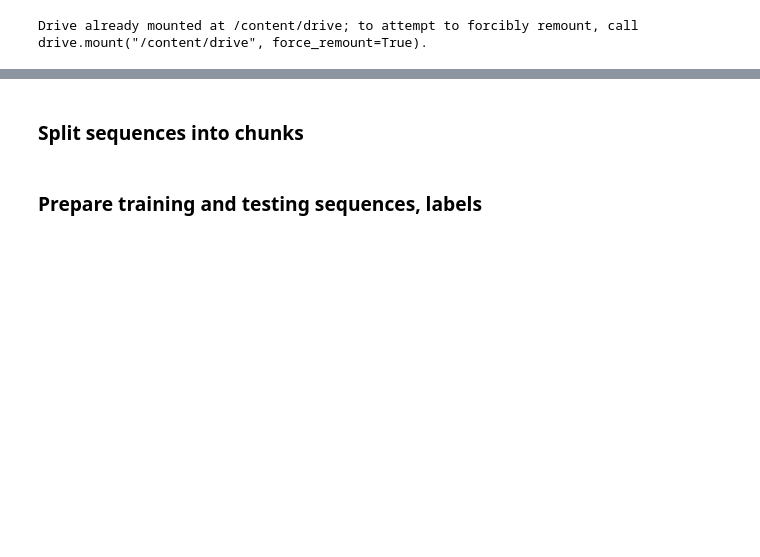
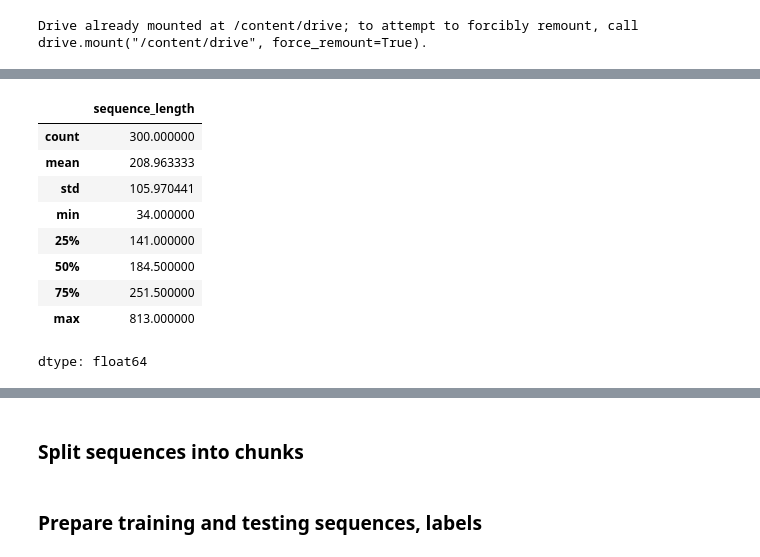
Before and after one commit to MarkusKhoa/protein-project, a Jupyter notebook: baseline_ESM.ipynb, the cells around one changed output, grey strips where cells are left out. Saved outputs shown, nothing was run; the diff lists cells and outputs as text; code cells hidden in the pictures; blank space fills up the shorter version.

```diff
--- a/baseline_ESM.ipynb
+++ b/baseline_ESM.ipynb
@@ -223,0 +131,17 @@ train_df.head()
+# %%
+test_df = pd.read_csv("/content/drive/MyDrive/Deep learning models/data/development_set/official_de_dup_testing_sites_df.csv")
+test_df['binding_sites'] = test_df['binding_sites'].apply(ast.literal_eval)
+test_df['binary_binding_sites'] = test_df['binary_binding_sites'].apply(ast.literal_eval)
+
+test_df.sequence_length.describe()
+# %% [output]
+|  | sequence_length |
+| count | 300.000000 |
+| mean | 208.963333 |
+| std | 105.970441 |
+| min | 34.000000 |
+| 25% | 141.000000 |
+| 50% | 184.500000 |
+| 75% | 251.500000 |
+| max | 813.000000 |
+dtype: float64
```
Also changed, not shown: parts of 34 cells of this notebook, 1 other file.
